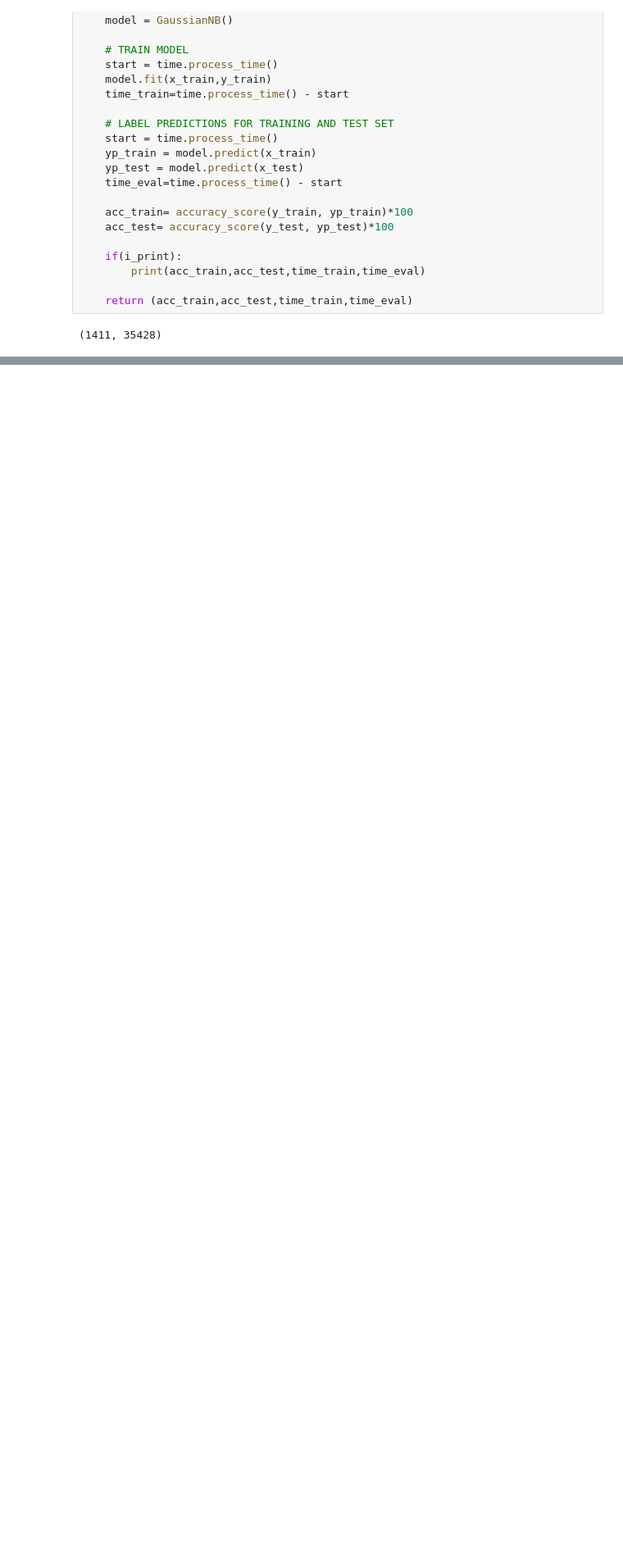
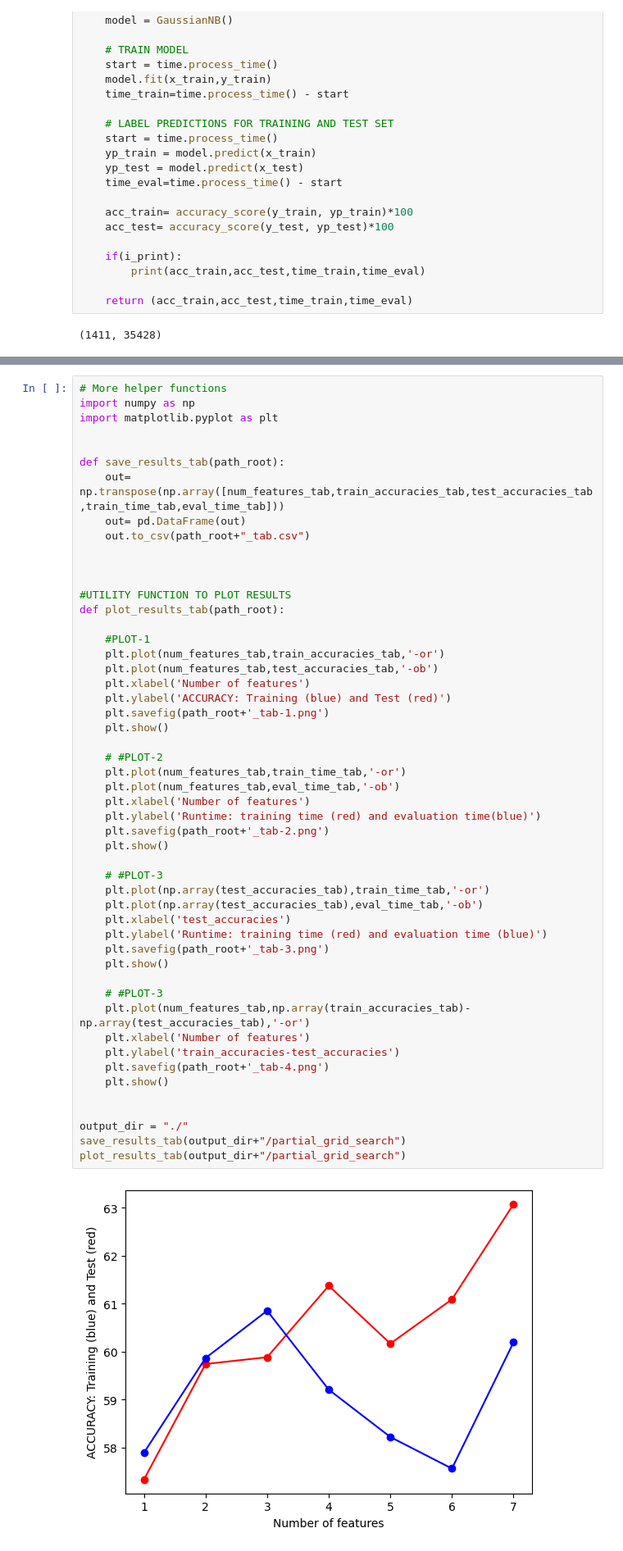
Before and after one commit to anly501/dsan-5000-project-corwindark, a Jupyter notebook: dsan-website/5000-website/naivebayes/naivebayes.ipynb, the cells around one changed output, grey strips where cells are left out. Shown at 82% size. Saved outputs shown, nothing was run; the diff lists cells and outputs as text; blank space fills up the shorter version.

```diff
--- a/dsan-website/5000-website/naivebayes/naivebayes.ipynb
+++ b/dsan-website/5000-website/naivebayes/naivebayes.ipynb
@@ -271,0 +315,53 @@ print(list(xtabtrn.columns.values) )
+# %%
+# More helper functions
+import numpy as np
+import matplotlib.pyplot as plt
+
+
+def save_results_tab(path_root):
+    out= np.transpose(np.array([num_features_tab,train_accuracies_tab,test_accuracies_tab,train_time_tab,eval_time_tab]))
+    out= pd.DataFrame(out)
+    out.to_csv(path_root+"_tab.csv")
+
+
+
+#UTILITY FUNCTION TO PLOT RESULTS
+def plot_results_tab(path_root):
+
+    #PLOT-1
+    plt.plot(num_features_tab,train_accuracies_tab,'-or')
+    plt.plot(num_features_tab,test_accuracies_tab,'-ob')
+    plt.xlabel('Number of features')
+    plt.ylabel('ACCURACY: Training (blue) and Test (red)')
+    plt.savefig(path_root+'_tab-1.png')
+    plt.show()
+
+    # #PLOT-2
+    plt.plot(num_features_tab,train_time_tab,'-or')
+    plt.plot(num_features_tab,eval_time_tab,'-ob')
+    plt.xlabel('Number of features')
+    plt.ylabel('Runtime: training time (red) and evaluation time(blue)')
+    plt.savefig(path_root+'_tab-2.png')
+    plt.show()
+
+    # #PLOT-3
+    plt.plot(np.array(test_accuracies_tab),train_time_tab,'-or')
+    plt.plot(np.array(test_accuracies_tab),eval_time_tab,'-ob')
+    plt.xlabel('test_accuracies')
+    plt.ylabel('Runtime: training time (red) and evaluation time (blue)')
+    plt.savefig(path_root+'_tab-3.png')
+    plt.show()
+
+    # #PLOT-3
+    plt.plot(num_features_tab,np.array(train_accuracies_tab)-np.array(test_accuracies_tab),'-or')
+    plt.xlabel('Number of features')
+    plt.ylabel('train_accuracies-test_accuracies')
+    plt.savefig(path_root+'_tab-4.png')
+    plt.show()
+
+
+output_dir = "./"
+save_results_tab(output_dir+"/partial_grid_search")
+plot_results_tab(output_dir+"/partial_grid_search")
+# %% [output]
+[figure, added]
```
Also changed, not shown: parts of 16 cells of this notebook, 12 other files.
